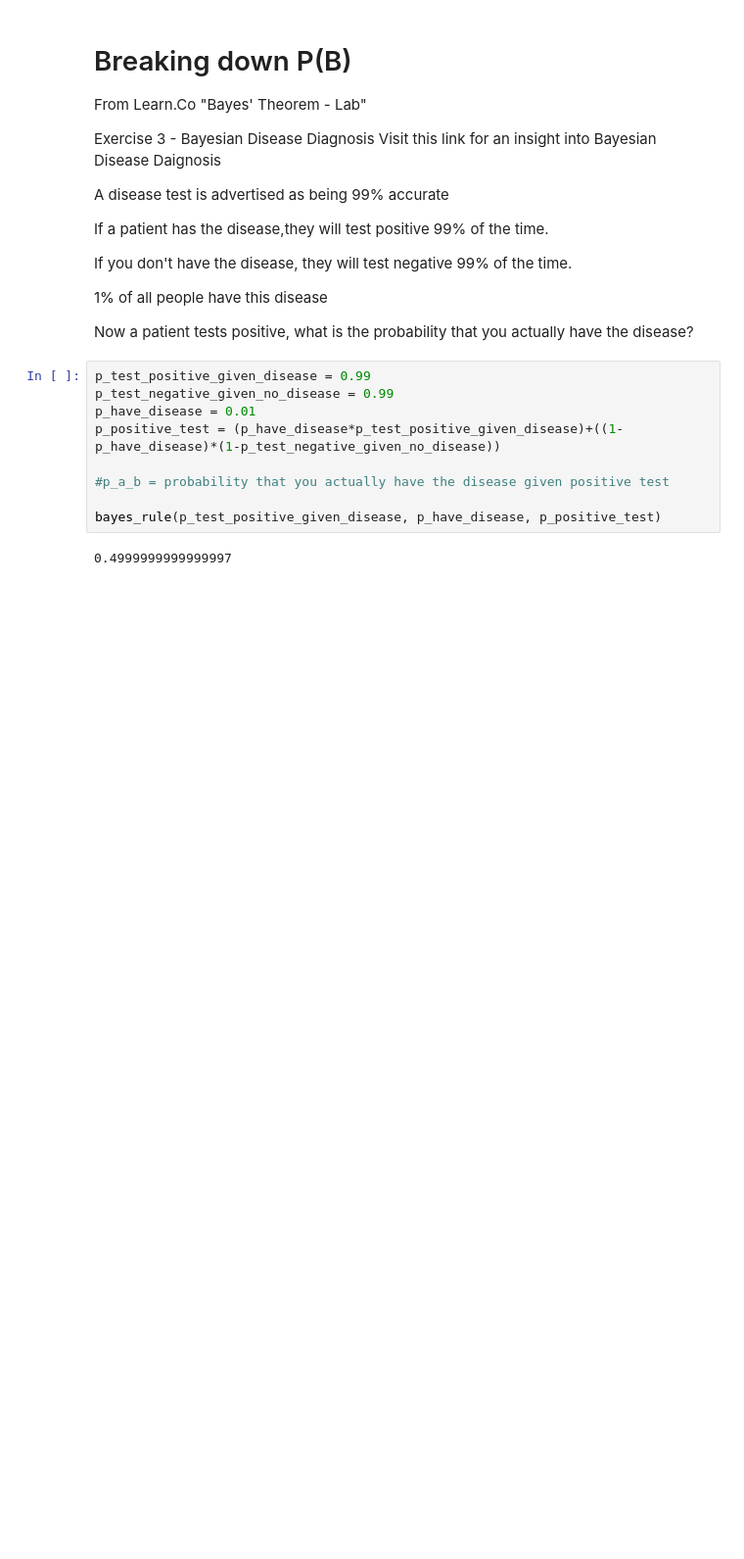
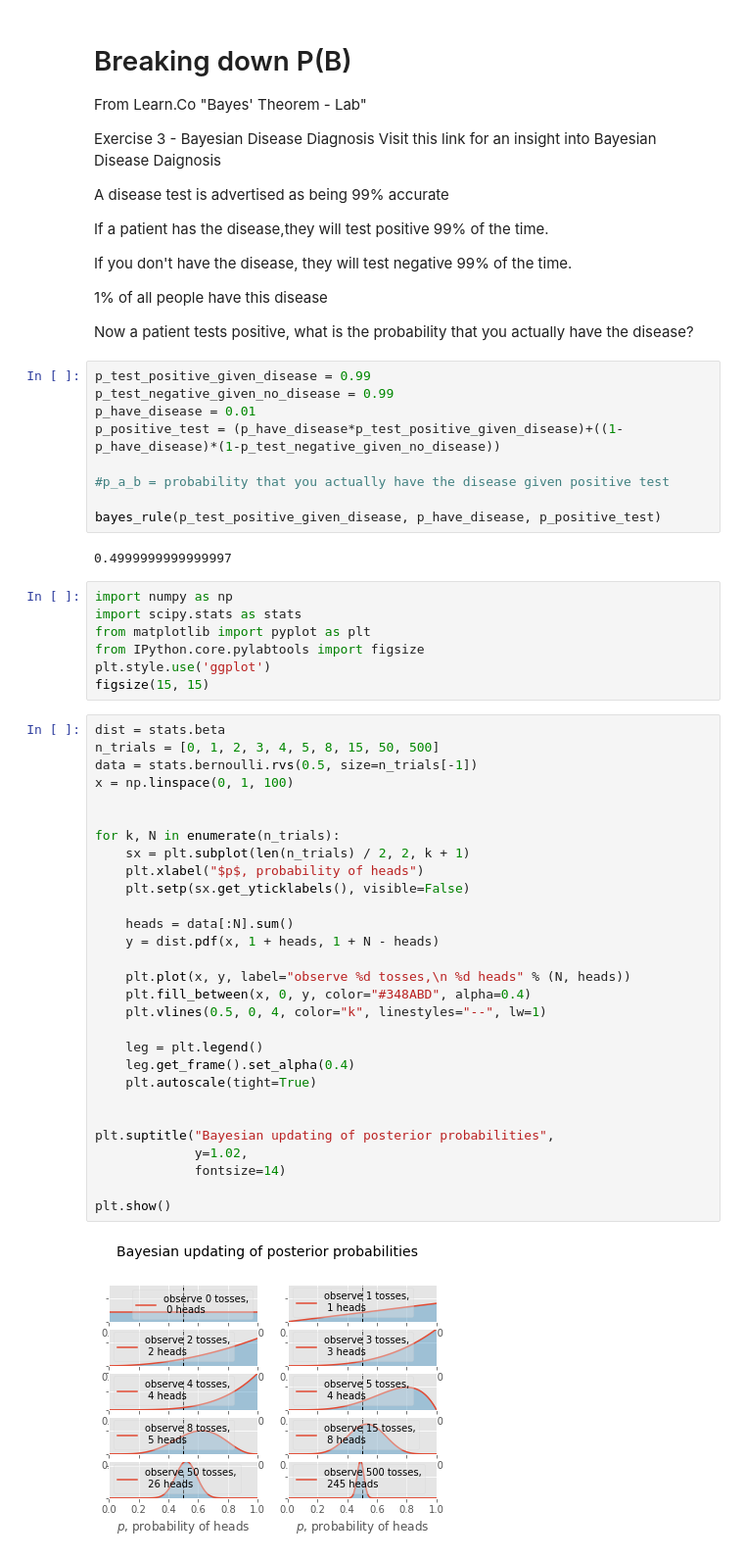
Before and after one commit to amitrani6/nlp-overview, a Jupyter notebook: Bayes’ Theorem.ipynb, the cells around one changed output. Shown: that part at 98% size. Cells and saved outputs as stored; diff of their text form; blank space fills up the shorter version.

Commit message:
Added Conjugate Probabilities

```diff
--- a/Bayes’ Theorem.ipynb
+++ b/Bayes’ Theorem.ipynb
@@ -39,3 +39,41 @@ p_positive_test = (p_have_disease*p_test_positive_given_disease)+((1-p_have_dise
 bayes_rule(p_test_positive_given_disease, p_have_disease, p_positive_test)
 # %% [output]
 0.4999999999999997
+# %%
+import numpy as np
+import scipy.stats as stats
+from matplotlib import pyplot as plt
+from IPython.core.pylabtools import figsize
+plt.style.use('ggplot')
+figsize(15, 15)
+# %%
+dist = stats.beta
+n_trials = [0, 1, 2, 3, 4, 5, 8, 15, 50, 500]
+data = stats.bernoulli.rvs(0.5, size=n_trials[-1])
+x = np.linspace(0, 1, 100)
+
+
+for k, N in enumerate(n_trials):
+    sx = plt.subplot(len(n_trials) / 2, 2, k + 1)
+    plt.xlabel("$p$, probability of heads")
+    plt.setp(sx.get_yticklabels(), visible=False)
+
+    heads = data[:N].sum()
+    y = dist.pdf(x, 1 + heads, 1 + N - heads)
+
+    plt.plot(x, y, label="observe %d tosses,\n %d heads" % (N, heads))
+    plt.fill_between(x, 0, y, color="#348ABD", alpha=0.4)
+    plt.vlines(0.5, 0, 4, color="k", linestyles="--", lw=1)
+
+    leg = plt.legend()
+    leg.get_frame().set_alpha(0.4)
+    plt.autoscale(tight=True)
+
+
+plt.suptitle("Bayesian updating of posterior probabilities",
+             y=1.02,
+             fontsize=14)
+
+plt.show()
+# %% [output]
+[figure, added]
```
